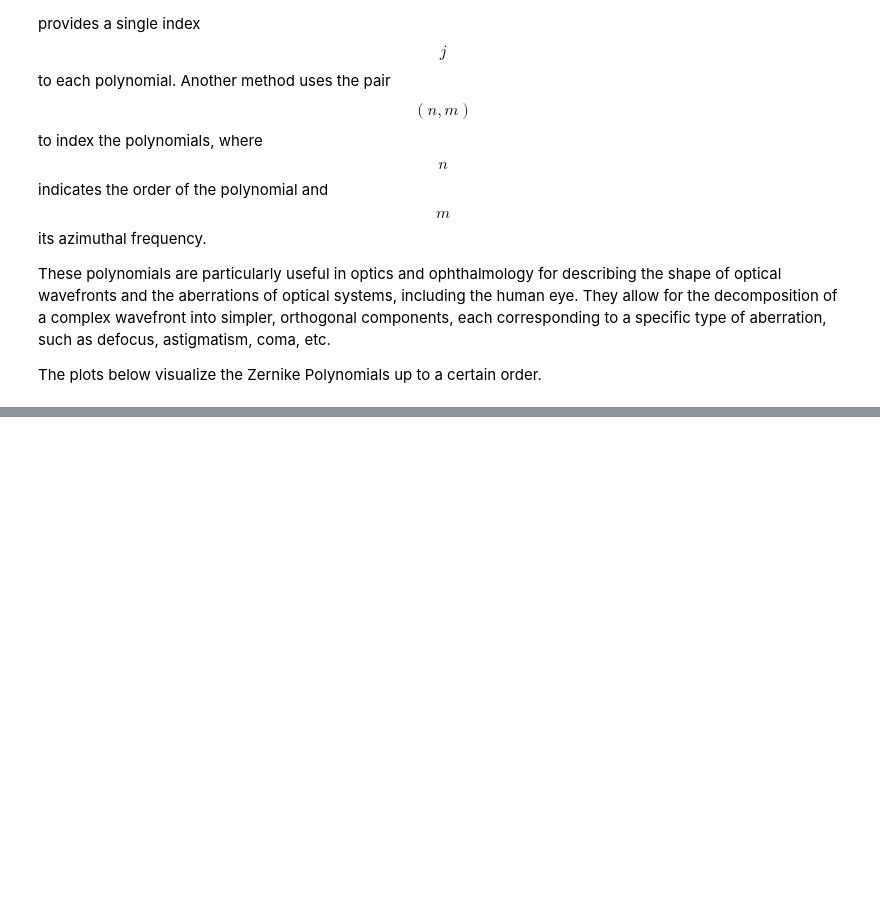
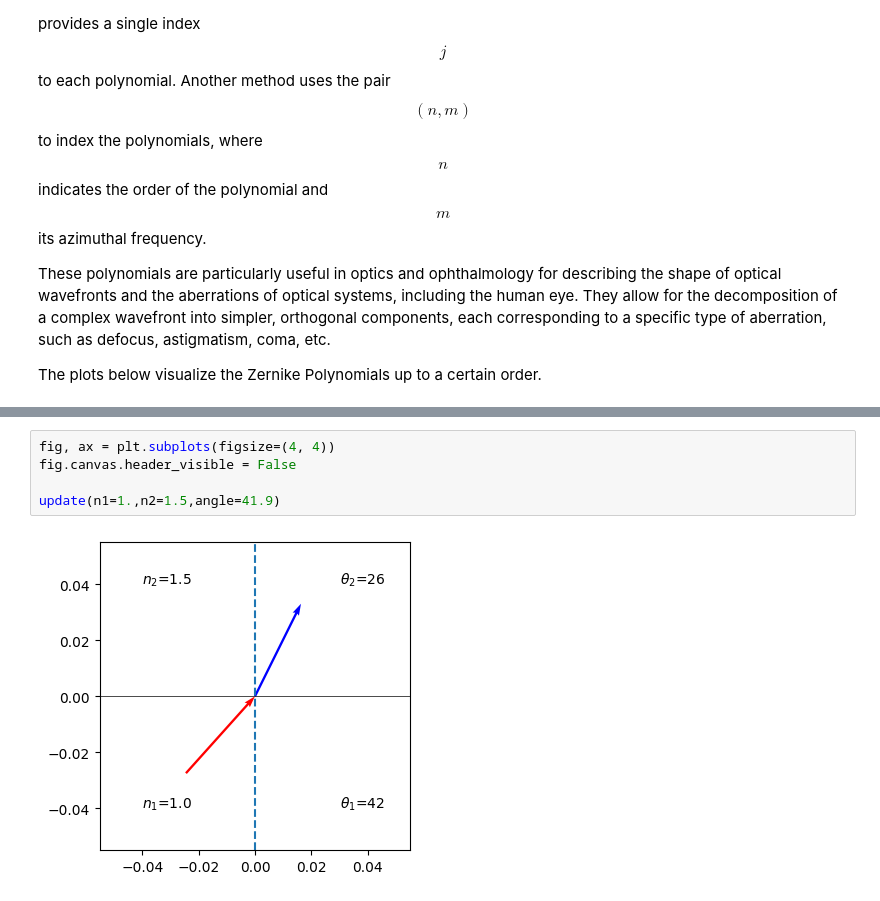
Before and after one commit to fcichos/Photonics1, a Jupyter notebook: docs/notebooks/L1/1_ray_optics.ipynb, the cells around one changed output, grey strips where cells are left out. Drawn from its saved outputs; the diff is of its cells as text; blank space fills up the shorter version.

```diff
--- a/docs/notebooks/L1/1_ray_optics.ipynb
+++ b/docs/notebooks/L1/1_ray_optics.ipynb
@@ -332,0 +378,7 @@ plt.show()
+# %%
+fig, ax = plt.subplots(figsize=(4, 4))
+fig.canvas.header_visible = False
+
+update(n1=1.,n2=1.5,angle=41.9)
+# %% [output]
+[figure, added]
```
Also changed, not shown: parts of 7 cells of this notebook, 23 other files.
